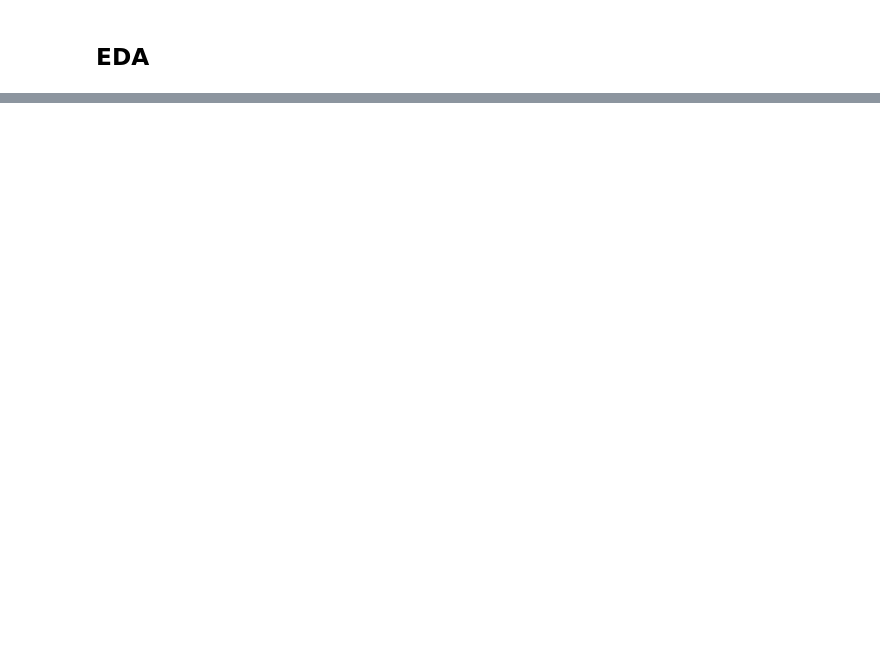
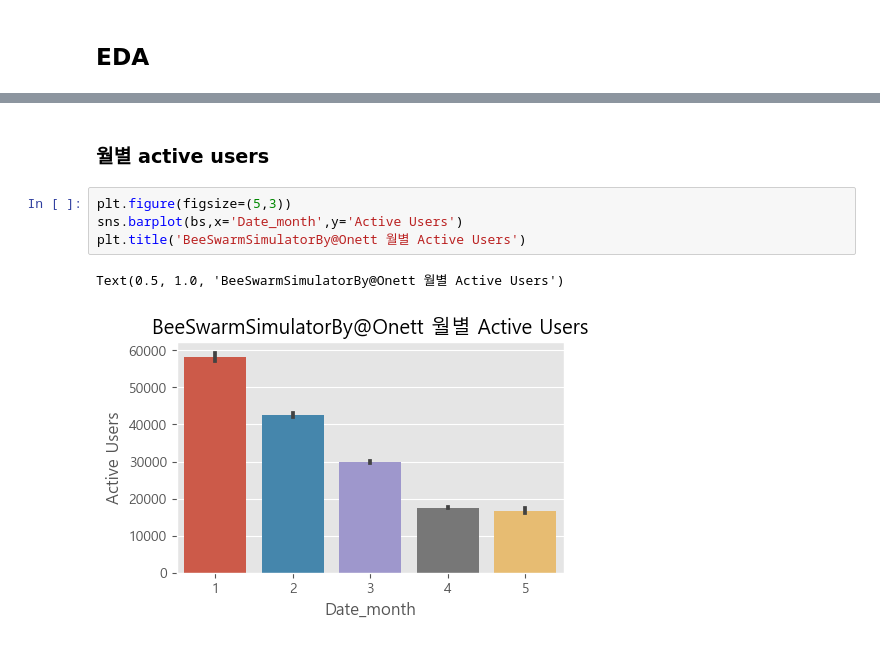
Before and after one commit to jiin124/Roblox_games_data_analysis, a Jupyter notebook: EDA1.ipynb, the cells around one changed output, grey strips where cells are left out. Cells and saved outputs as stored; diff of their text form; blank space fills up the shorter version.

```diff
--- a/EDA1.ipynb
+++ b/EDA1.ipynb
@@ -116,0 +262,9 @@ memory usage: 22.8+ MB
+# %% [markdown]
+### 월별 active users
+# %%
+plt.figure(figsize=(5,3))
+sns.barplot(bs,x='Date_month',y='Active Users')
+plt.title('BeeSwarmSimulatorBy@Onett 월별 Active Users')
+# %% [output]
+Text(0.5, 1.0, 'BeeSwarmSimulatorBy@Onett 월별 Active Users')
+[figure, added]
```
Also changed, not shown: parts of 35 cells of this notebook.
